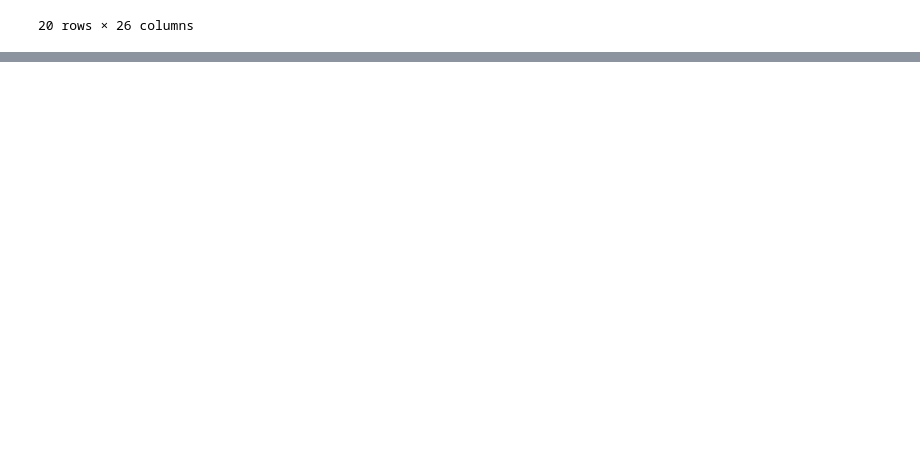
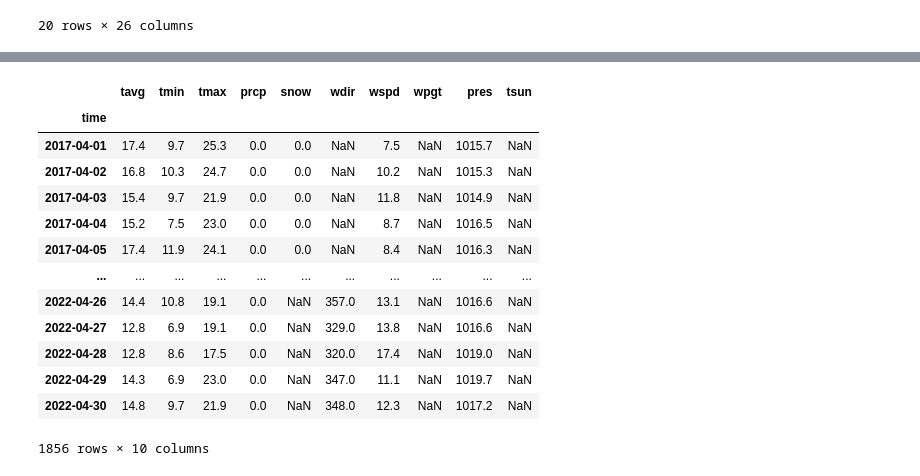
Before and after one commit to mujiexu2/ELEC0136-Assignment, a Jupyter notebook: assignment.ipynb, the cells around one changed output, grey strips where cells are left out. Cells and saved outputs as stored; diff of their text form; code cells hidden in the pictures; blank space fills up the shorter version.

```diff
--- a/assignment.ipynb
+++ b/assignment.ipynb
@@ -450,0 +371,7 @@ def acquire():
+# %%
+price=stock_data['Close']
+day=price.resample('D').asfreq()
+day[:10]
+
+stock_path=open('./Datasets/AAPL_stock_data','rb')
+stock_time_series=pickle.load(stock_path)
@@ -450,0 +380,13 @@ def acquire():
+# %%
+res=open('./Datasets/AAPL_stock_data.pkl','rb')
+stock_time_series=pickle.load(res)
+stock_time_series.drop(['Open','High','Low','Volume','Dividend','Split','Original Close'],axis=1)
+stock_time_series.to_csv('AAPL_stock_data_preprocessed.csv')
+stock_time_series.to_pickle('AAPL_stock_data_preprocessed.pkl')
+#time_series = pickle.load('./Datasets/AAPL_stock_data.pkl','rb')
+#time_series.drop(['Dividend', 'Split', 'Original Close'], axis=1)
+# %%
+covid_path=open('./Datasets/Covid.pkl','rb')
+covid_time_series=pickle.load(covid_path)
+covid_time_series=covid_time_series[['date', 'confirmed', 'recovered', 'deaths']]
+covid_time_series
@@ -450,0 +428,22 @@ def acquire():
+# %%
+weather_path=open('Cupertino_Weather_2017_2022.pkl','rb')
+weather_time_series=pickle.load(weather_path)
+weather_time_series
+# weather_time_series.set_index('time',inplace=True)
+# weather_time_series
+#weather_time_series=weather_time_series[['date', 'confirmed', 'recovered', 'deaths']]
+# %% [output]
+|  | tavg | tmin | tmax | prcp | snow | wdir | wspd | wpgt | pres | tsun |
+| time |  |  |  |  |  |  |  |  |  |  |
+| 2017-04-01 | 17.4 | 9.7 | 25.3 | 0.0 | 0.0 | NaN | 7.5 | NaN | 1015.7 | NaN |
+| 2017-04-02 | 16.8 | 10.3 | 24.7 | 0.0 | 0.0 | NaN | 10.2 | NaN | 1015.3 | NaN |
+| 2017-04-03 | 15.4 | 9.7 | 21.9 | 0.0 | 0.0 | NaN | 11.8 | NaN | 1014.9 | NaN |
+| 2017-04-04 | 15.2 | 7.5 | 23.0 | 0.0 | 0.0 | NaN | 8.7 | NaN | 1016.5 | NaN |
+| 2017-04-05 | 17.4 | 11.9 | 24.1 | 0.0 | 0.0 | NaN | 8.4 | NaN | 1016.3 | NaN |
+| ... | ... | ... | ... | ... | ... | ... | ... | ... | ... | ... |
+| 2022-04-26 | 14.4 | 10.8 | 19.1 | 0.0 | NaN | 357.0 | 13.1 | NaN | 1016.6 | NaN |
+| 2022-04-27 | 12.8 | 6.9 | 19.1 | 0.0 | NaN | 329.0 | 13.8 | NaN | 1016.6 | NaN |
+| 2022-04-28 | 12.8 | 8.6 | 17.5 | 0.0 | NaN | 320.0 | 17.4 | NaN | 1019.0 | NaN |
+| 2022-04-29 | 14.3 | 6.9 | 23.0 | 0.0 | NaN | 347.0 | 11.1 | NaN | 1019.7 | NaN |
+| 2022-04-30 | 14.8 | 9.7 | 21.9 | 0.0 | NaN | 348.0 | 12.3 | NaN | 1017.2 | NaN |
+1856 rows × 10 columns
```
Also changed, not shown: parts of 41 cells of this notebook, 9 other files.
